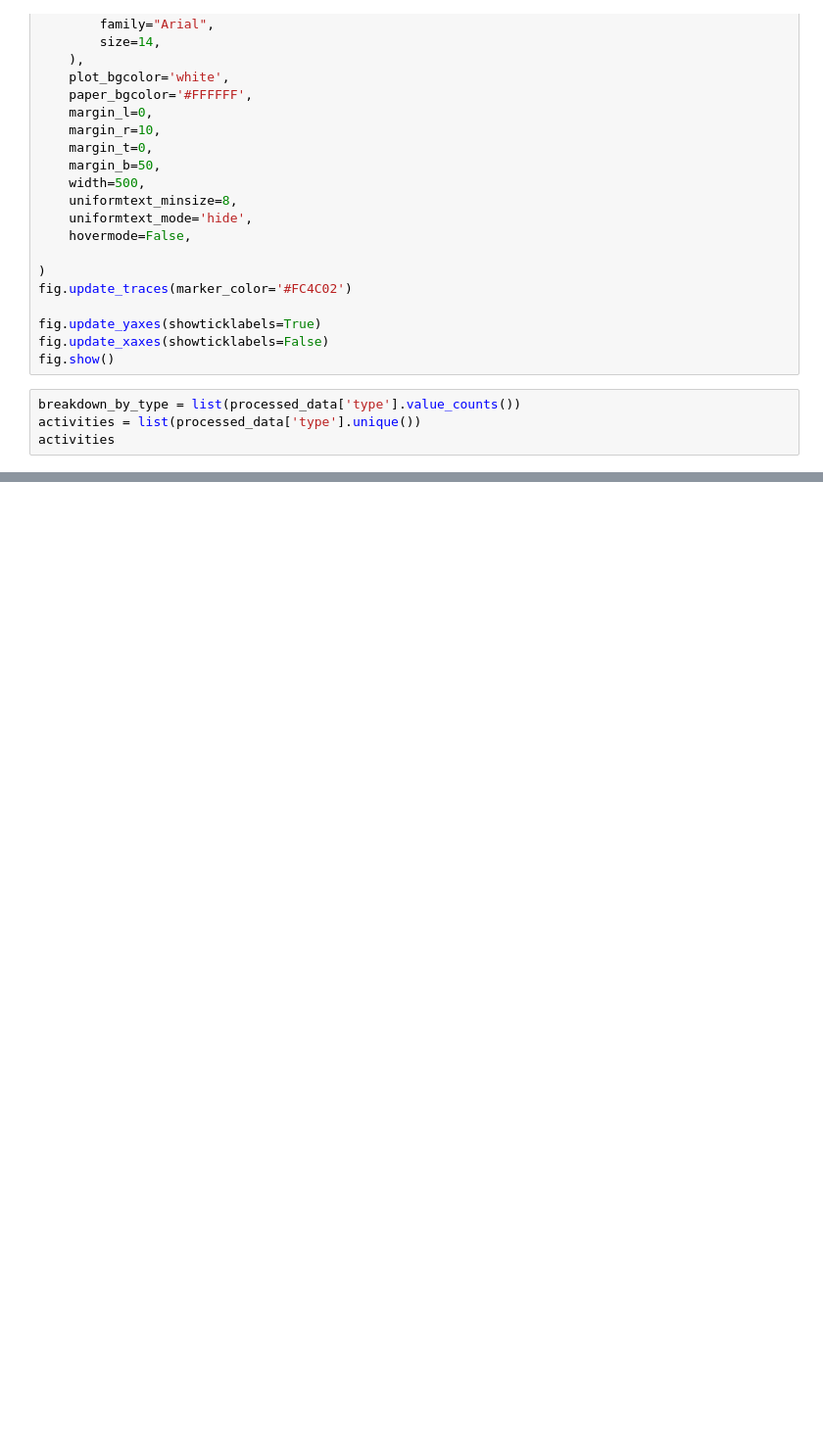
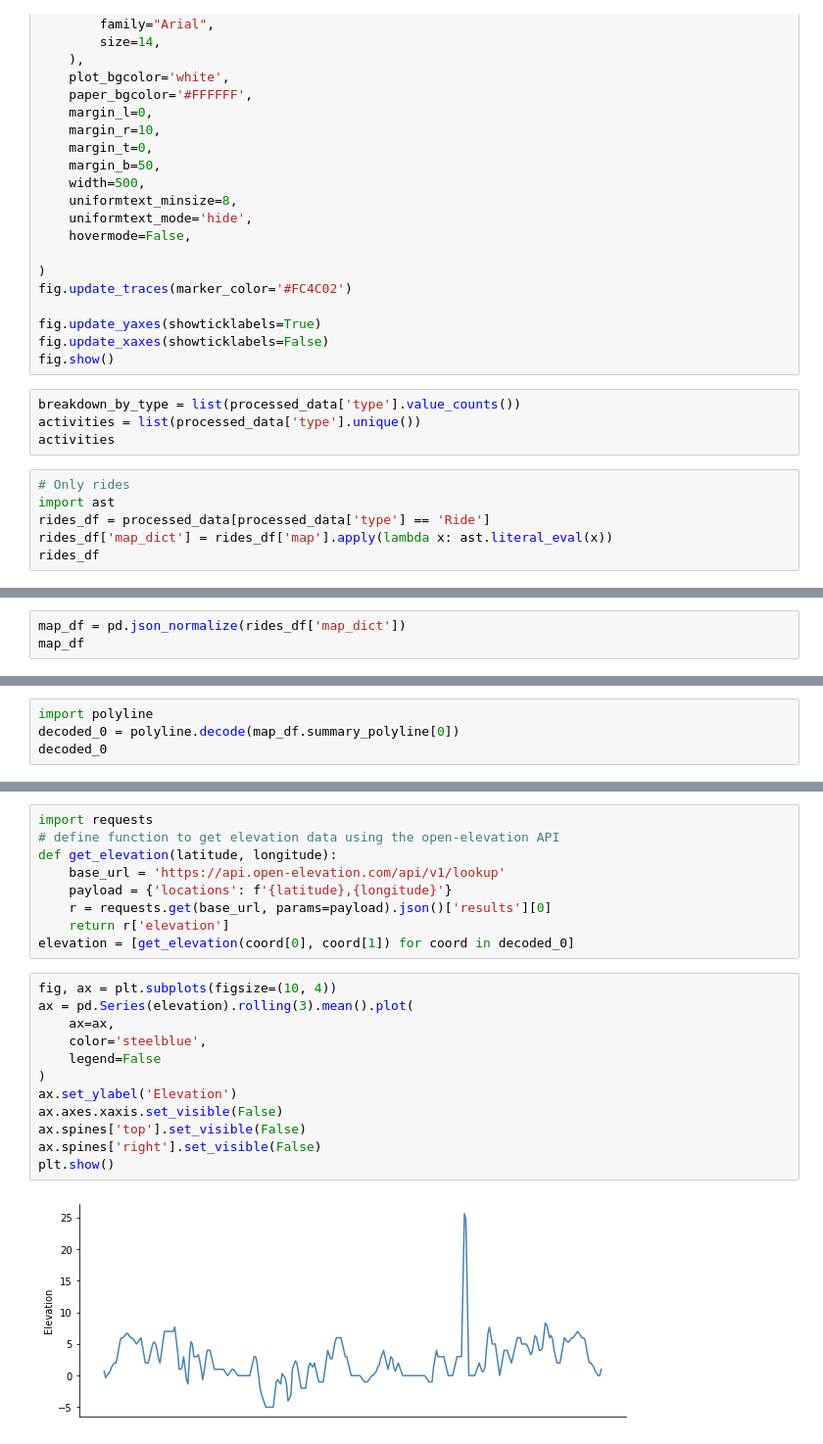
Before and after one commit to tiroger/my-strava, a Jupyter notebook: my_data.ipynb, the cells around one changed output, grey strips where cells are left out. Shown at 98% size. Drawn from its saved outputs; the diff is of its cells as text; blank space fills up the shorter version.

Commit message:
clean up and optimized data request

```diff
--- a/my_data.ipynb
+++ b/my_data.ipynb
@@ -339,3 +387,9 @@ fig.show()
 breakdown_by_type = list(processed_data['type'].value_counts())
 activities = list(processed_data['type'].unique())
 activities
+# %%
+# Only rides
+import ast
+rides_df = processed_data[processed_data['type'] == 'Ride']
+rides_df['map_dict'] = rides_df['map'].apply(lambda x: ast.literal_eval(x))
+rides_df
@@ -341,0 +418,3 @@ activities
+# %%
+map_df = pd.json_normalize(rides_df['map_dict'])
+map_df
@@ -341,0 +435,4 @@ activities
+# %%
+import polyline
+decoded_0 = polyline.decode(map_df.summary_polyline[0])
+decoded_0
@@ -341,0 +457,23 @@ activities
+# %%
+import requests
+# define function to get elevation data using the open-elevation API
+def get_elevation(latitude, longitude):
+    base_url = 'https://api.open-elevation.com/api/v1/lookup'
+    payload = {'locations': f'{latitude},{longitude}'}
+    r = requests.get(base_url, params=payload).json()['results'][0]
+    return r['elevation']
+elevation = [get_elevation(coord[0], coord[1]) for coord in decoded_0]
+# %%
+fig, ax = plt.subplots(figsize=(10, 4))
+ax = pd.Series(elevation).rolling(3).mean().plot(
+    ax=ax,
+    color='steelblue',
+    legend=False
+)
+ax.set_ylabel('Elevation')
+ax.axes.xaxis.set_visible(False)
+ax.spines['top'].set_visible(False)
+ax.spines['right'].set_visible(False)
+plt.show()
+# %% [output]
+[figure, added]
```
Also changed, not shown: parts of 18 cells of this notebook, 3 other files.
